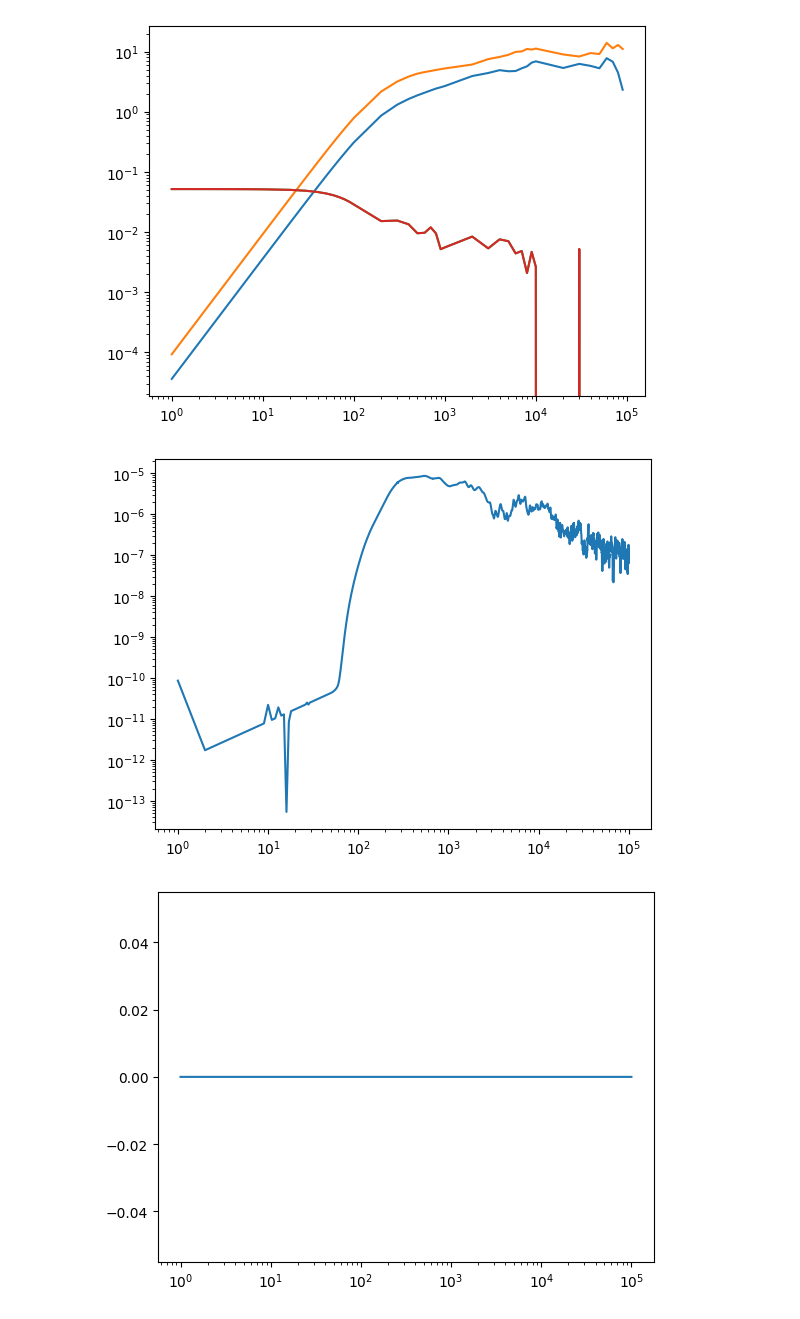
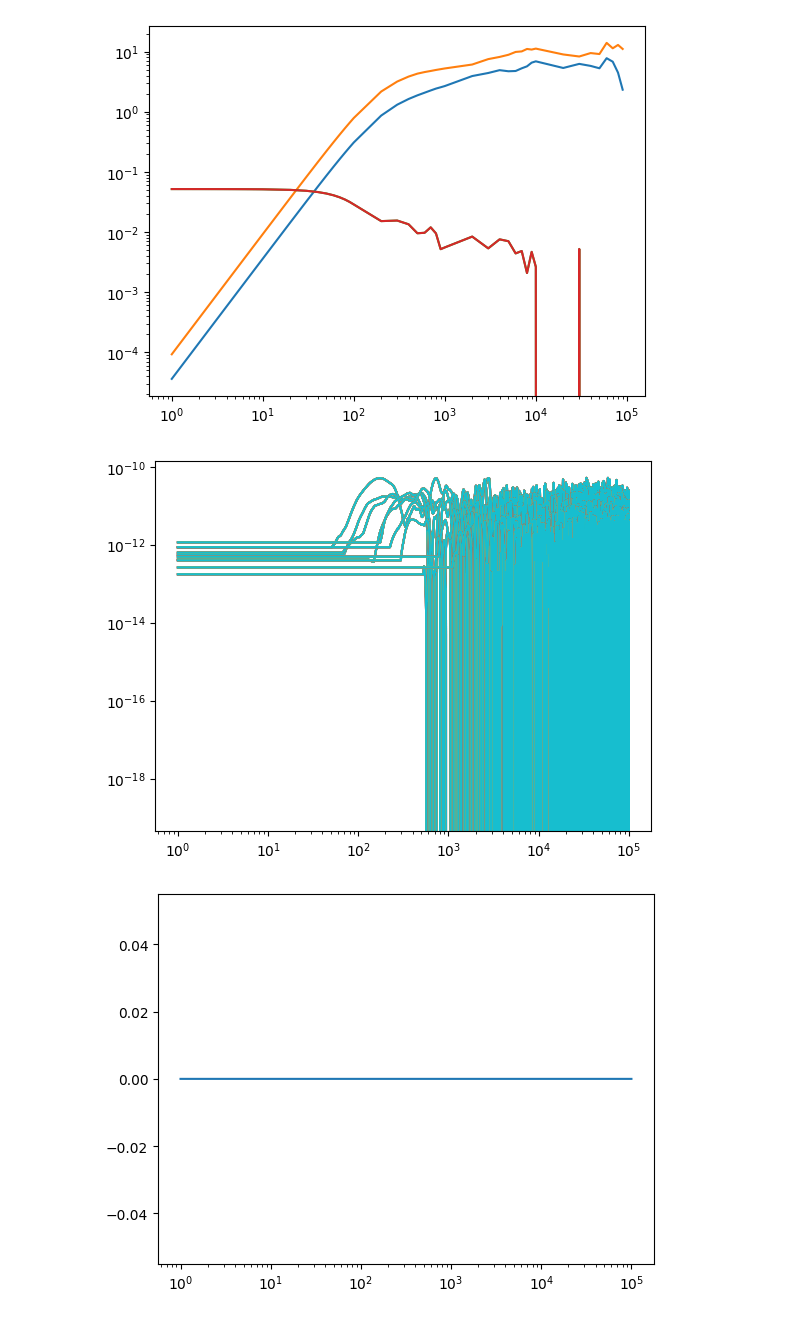
Before and after one commit to mmccraw98/notebooks-fall-25, a Jupyter notebook: 11/modes/shear.ipynb, the cells around one changed output. Saved outputs shown, nothing was run; the diff lists cells and outputs as text; code cells hidden in the pictures.

```diff
--- a/11/modes/shear.ipynb
+++ b/11/modes/shear.ipynb
@@ -146,13 +146,13 @@ eh_stress_one, t_one = one_time_einstein_helfand_stress_acf(final.trajectory.vel
 # %%
 for dphi in final.delta_phi:
     mask = final.delta_phi == dphi
-    s = np.mean(eh_stress_one[..., mask], axis=-1)
-    plt.plot(t_one, s[:, 2] / t_one)
-    plt.xscale('log')
-    plt.yscale('log')
-    plt.show()
+    s = np.mean(stress_one[..., mask], axis=-1)
+    plt.plot(t_one, s[:, 2])
+plt.xscale('log')
+plt.yscale('log')
+plt.show()
 # %% [output]
-[figure, old version]
+[figure, new version]
 # %%
 plt.plot(t_one, stress_one[:, 1, 0])
 # plt.plot(t_one, eh_stress_one[:, 1, 0])
```
Also changed, not shown: 19 other files.
